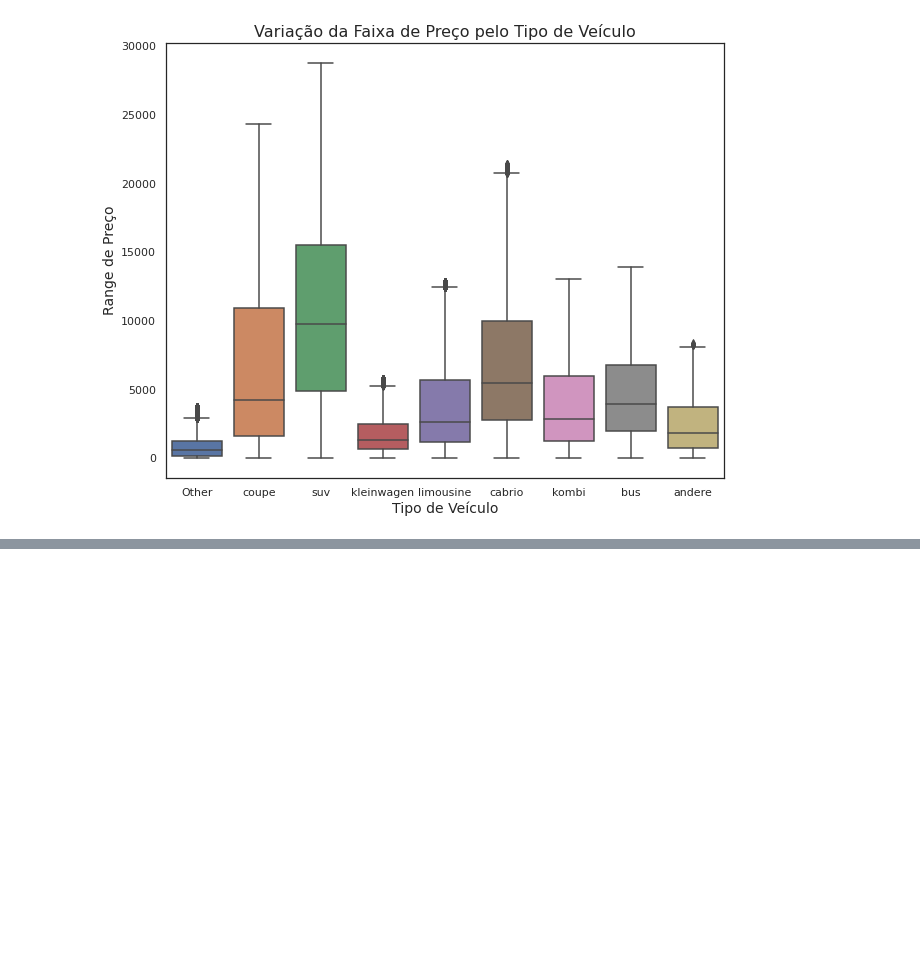
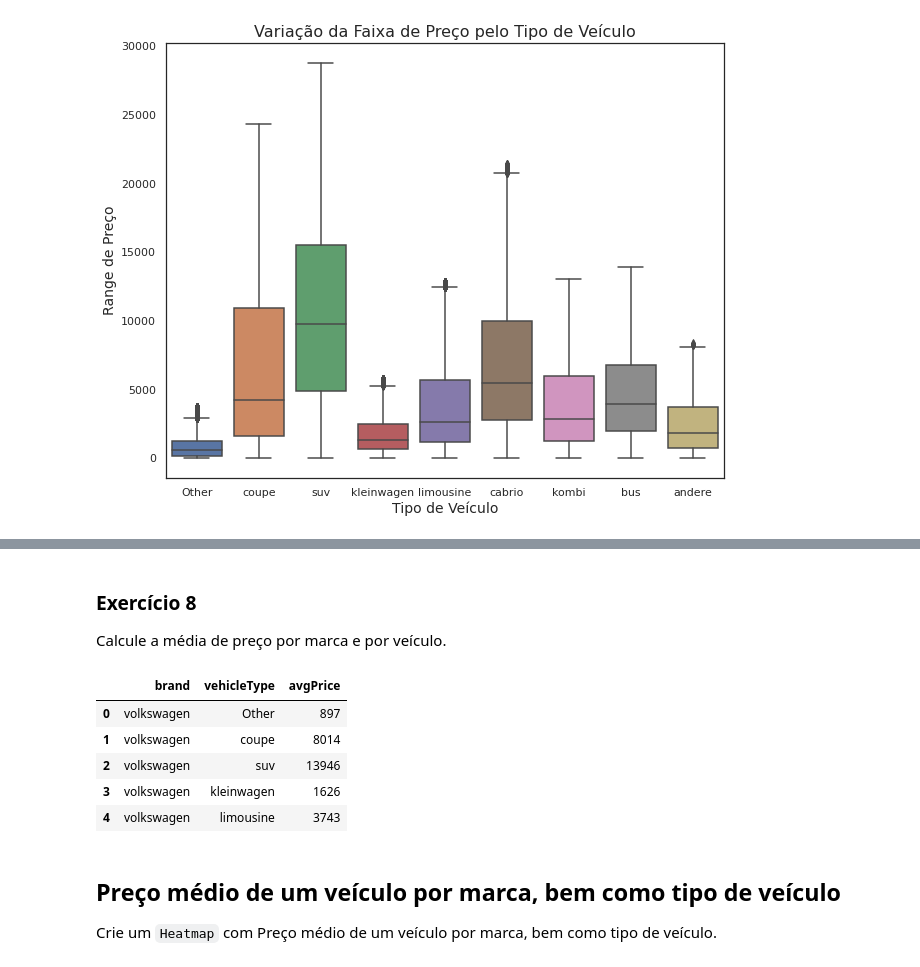
Before and after one commit to Nandaoc/dsa-exercises, a Jupyter notebook: exploratory_analysis_kaggle_dataset/exploratory_analysis_kaggle_dataset_exercise.ipynb, the cells around one changed output, grey strips where cells are left out. Drawn from its saved outputs; the diff is of its cells as text; code cells hidden in the pictures; blank space fills up the shorter version.

```diff
--- a/exploratory_analysis_kaggle_dataset/exploratory_analysis_kaggle_dataset_exercise.ipynb
+++ b/exploratory_analysis_kaggle_dataset/exploratory_analysis_kaggle_dataset_exercise.ipynb
@@ -162,0 +178,27 @@ plt.show()
+# %% [markdown]
+### Exercício 8
+
+Calcule a média de preço por marca e por veículo.
+# %%
+final = pd.DataFrame()
+for brand in list(df['brand'].unique()):
+    for vehicle in list(df['vehicleType'].unique()):
+        mean_price = df[(df["brand"] == brand) & (df['vehicleType'] == vehicle)]['price'].mean()
+        final = final.append(pd.DataFrame({'brand':brand , 'vehicleType':vehicle , 'avgPrice':mean_price}, index=[0]))
+final = final.reset_index()
+del final['index']
+final['avgPrice'].fillna(0,inplace=True)
+final['avgPrice'].isnull().value_counts()
+final['avgPrice'] = final['avgPrice'].astype(int)
+final.head(5)
+# %% [output]
+|  | brand | vehicleType | avgPrice |
+| 0 | volkswagen | Other | 897 |
+| 1 | volkswagen | coupe | 8014 |
+| 2 | volkswagen | suv | 13946 |
+| 3 | volkswagen | kleinwagen | 1626 |
+| 4 | volkswagen | limousine | 3743 |
+# %% [markdown]
+## Preço médio de um veículo por marca, bem como tipo de veículo
+
+Crie um `Heatmap` com Preço médio de um veículo por marca, bem como tipo de veículo.
```
Also changed, not shown: parts of 18 cells of this notebook.
